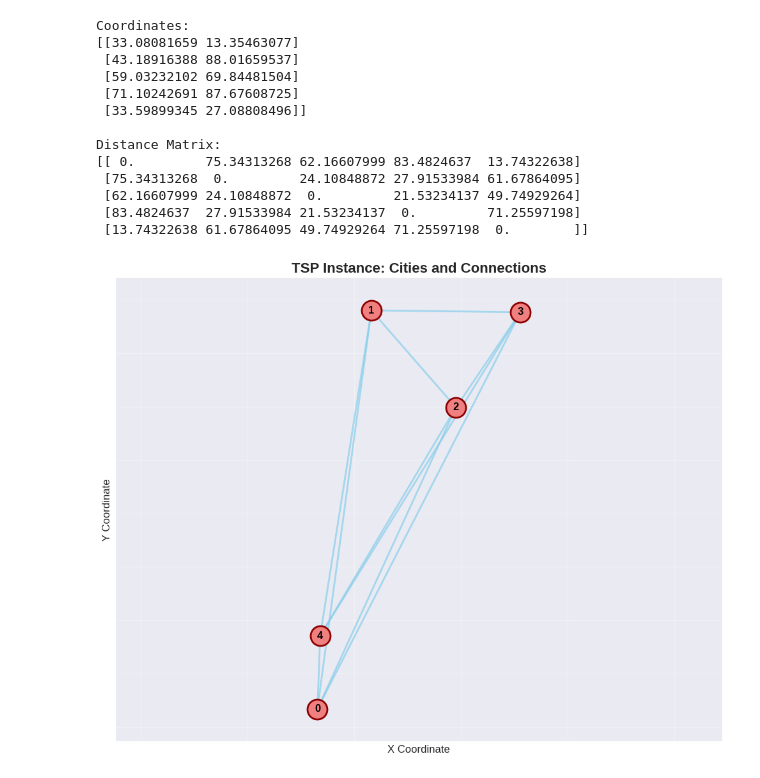
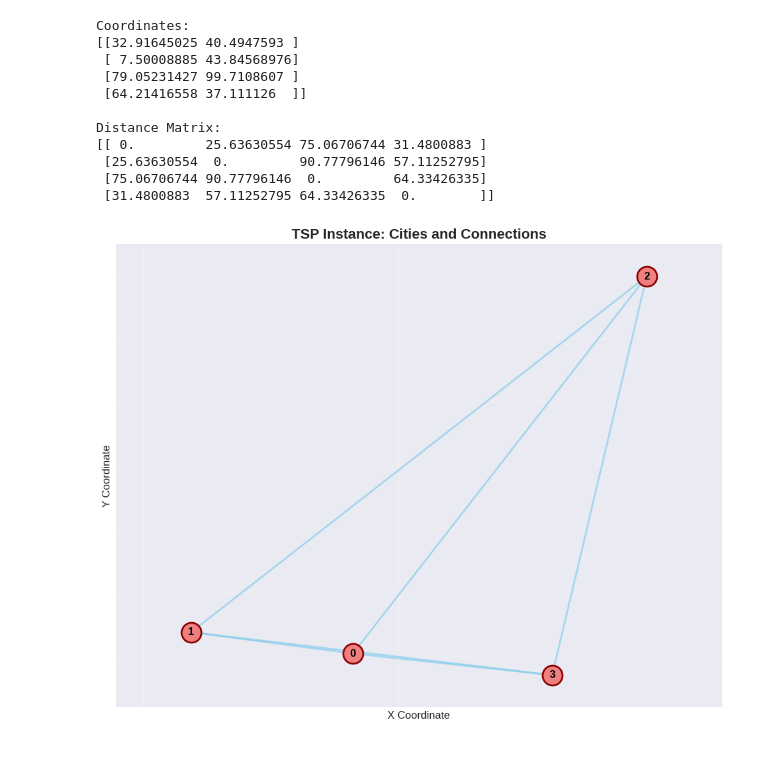
Before and after one commit to QubiTO-team/single-qubit-TSP, a Jupyter notebook: brute_force.ipynb, the cells around one changed output. Drawn from its saved outputs; the diff is of its cells as text; code cells hidden in the pictures.

```diff
--- a/brute_force.ipynb
+++ b/brute_force.ipynb
@@ -8,30 +8,28 @@ sys.path.append('./src')
 # %%
 from tsp import TSPInstance
 
-n_cities = 5  # Change this to the desired number of cities
+n_cities = 4  # Change this to the desired number of cities
 tsp_instance = TSPInstance(n_cities)
 print("Coordinates:")
 print(tsp_instance.coords)
 print("\nDistance Matrix:")
 print(tsp_instance.dist_matrix)
 
 # Plot the instance
 tsp_instance.plot_tsp_instance()
 # %% [output]
 Coordinates:
-[[33.08081659 13.35463077]
- [43.18916388 88.01659537]
- [59.03232102 69.84481504]
- [71.10242691 87.67608725]
- [33.59899345 27.08808496]]
+[[32.91645025 40.4947593 ]
+ [ 7.50008885 43.84568976]
+ [79.05231427 99.7108607 ]
+ [64.21416558 37.111126  ]]
 
 Distance Matrix:
-[[ 0.         75.34313268 62.16607999 83.4824637  13.74322638]
- [75.34313268  0.         24.10848872 27.91533984 61.67864095]
- [62.16607999 24.10848872  0.         21.53234137 49.74929264]
- [83.4824637  27.91533984 21.53234137  0.         71.25597198]
- [13.74322638 61.67864095 49.74929264 71.25597198  0.        ]]
+[[ 0.         25.63630554 75.06706744 31.4800883 ]
+ [25.63630554  0.         90.77796146 57.11252795]
+ [75.06706744 90.77796146  0.         64.33426335]
+ [31.4800883  57.11252795 64.33426335  0.        ]]
-[figure, old version]
+[figure, new version]
 # %%
 # Example of Asymmetric TSP
 n_cities = 4
```
Also changed, not shown: parts of 4 cells of this notebook, 2 other files.
